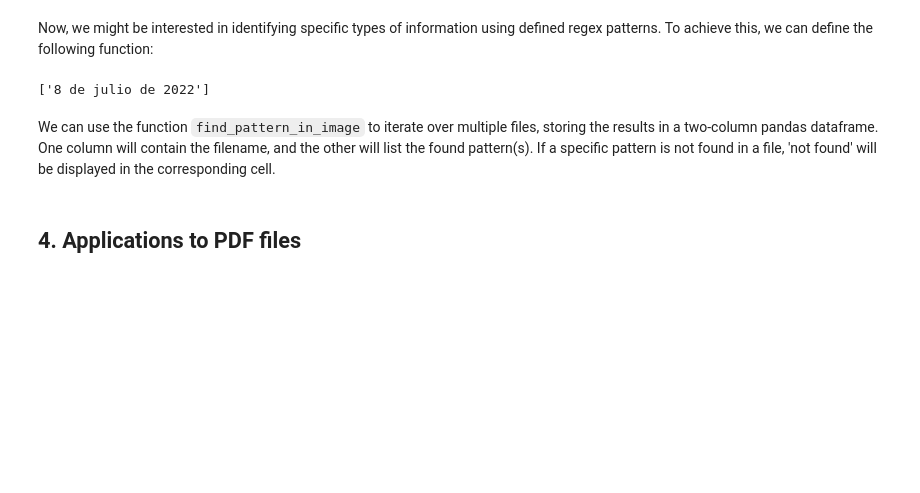
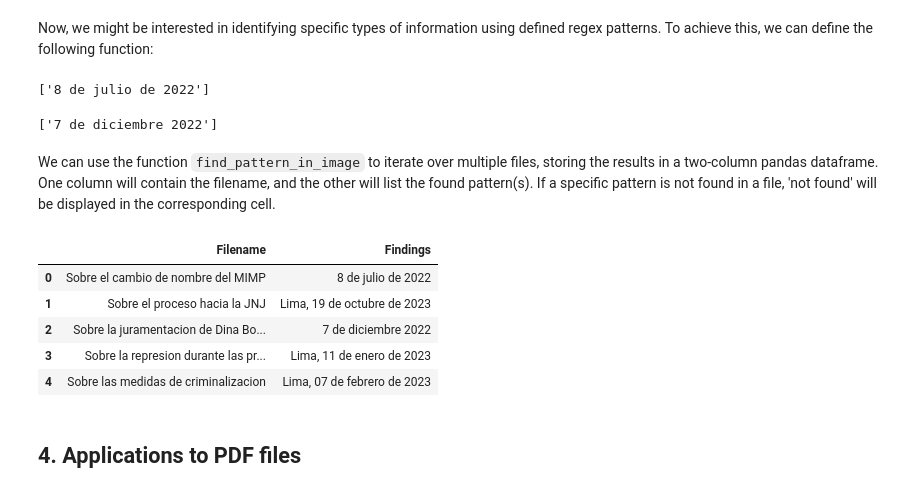
Before and after one commit to qlabpucp/Taller_12_2023, a Jupyter notebook: sessions/2. Text information retrieval/Tesseract-OCR.ipynb, the cells around one changed output. Saved outputs shown, nothing was run; the diff lists cells and outputs as text; code cells hidden in the pictures; blank space fills up the shorter version.

````diff
--- a/sessions/2. Text information retrieval/Tesseract-OCR.ipynb
+++ b/sessions/2. Text information retrieval/Tesseract-OCR.ipynb
@@ -250,6 +267,14 @@ findings = find_pattern_in_image( image, pattern, lang = lang )
 print( findings )
 # %% [output]
 ['8 de julio de 2022']
+# %%
+pattern  = r'(?:[A-Za-z]+,?\s)?\d{1,2}\sde\s\w{4,}\s(?:de\s)?\d{4}'
+image    = '../data/Part_II/ocr/pron/Sobre la juramentacion de Dina Boluarte.jpg'
+lang     = 'spa'
+findings = find_pattern_in_image( image, pattern, lang = lang )
+print( findings )
+# %% [output]
+['7 de diciembre 2022']
 # %% [markdown]
 We can use the  function ```find_pattern_in_image``` to iterate over multiple files, storing the results in a two-column pandas dataframe. One column will contain the filename, and the other will list the found pattern(s). If a specific pattern is not found in a file, 'not found' will be displayed in the corresponding cell.
 # %%
@@ -274,6 +299,15 @@ for img in img_files:
         results_list.append( { 'Filename': filename, 'Finding': 'not found' } )
 
 results_df = pd.DataFrame( results_list )
+# %%
+results_df
+# %% [output]
+|  | Filename | Findings |
+| 0 | Sobre el cambio de nombre del MIMP | 8 de julio de 2022 |
+| 1 | Sobre el proceso hacia la JNJ | Lima, 19 de octubre de 2023 |
+| 2 | Sobre la juramentacion de Dina Bo... | 7 de diciembre 2022 |
+| 3 | Sobre la represion durante las pr... | Lima, 11 de enero de 2023 |
+| 4 | Sobre las medidas de criminalizacion | Lima, 07 de febrero de 2023 |
 # %%
 results_df.to_excel( '../data/Part_II/ocr/pron_extracted/findings.xlsx', index = 0 )
 # %% [markdown]
````
Also changed, not shown: parts of 5 cells of this notebook.
